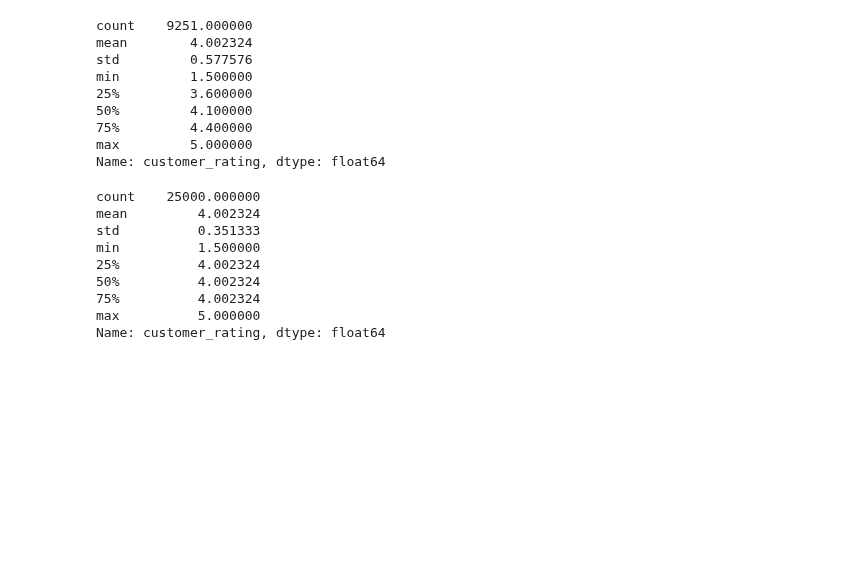
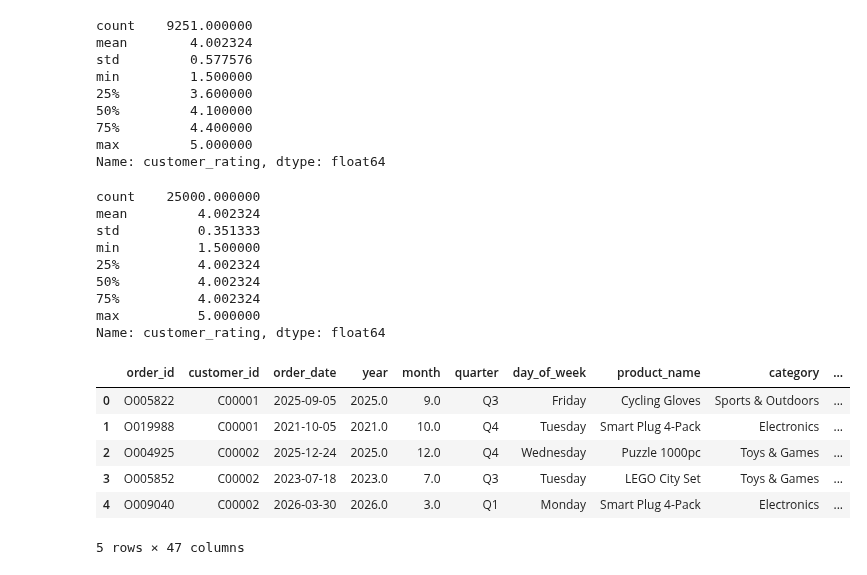
Before and after one commit to tezendra71/DataSciencett, a Jupyter notebook: Projects/Marketing Analysis/Market_Analysis.ipynb, the cells around one changed output. Saved outputs shown, nothing was run; the diff lists cells and outputs as text; code cells hidden in the pictures; blank space fills up the shorter version.

```diff
--- a/Projects/Marketing Analysis/Market_Analysis.ipynb
+++ b/Projects/Marketing Analysis/Market_Analysis.ipynb
@@ -138,3 +138,20 @@ min          1.500000
 75%          4.002324
 max          5.000000
 Name: customer_rating, dtype: float64
+# %%
+join_df = pd.merge(
+    df_orders,
+    df_customers,
+    how="outer",
+    on="customer_id",
+    suffixes=("_order", "_customer")
+)
+join_df.head()
+# %% [output]
+|  | order_id | customer_id | order_date | year | month | quarter | day_of_week | product_name | category | ... |
+| 0 | O005822 | C00001 | 2025-09-05 | 2025.0 | 9.0 | Q3 | Friday | Cycling Gloves | Sports & Outdoors | ... |
+| 1 | O019988 | C00001 | 2021-10-05 | 2021.0 | 10.0 | Q4 | Tuesday | Smart Plug 4-Pack | Electronics | ... |
+| 2 | O004925 | C00002 | 2025-12-24 | 2025.0 | 12.0 | Q4 | Wednesday | Puzzle 1000pc | Toys & Games | ... |
+| 3 | O005852 | C00002 | 2023-07-18 | 2023.0 | 7.0 | Q3 | Tuesday | LEGO City Set | Toys & Games | ... |
+| 4 | O009040 | C00002 | 2026-03-30 | 2026.0 | 3.0 | Q1 | Monday | Smart Plug 4-Pack | Electronics | ... |
+5 rows × 47 columns
```
Also changed, not shown: parts of 1 cell of this notebook.
